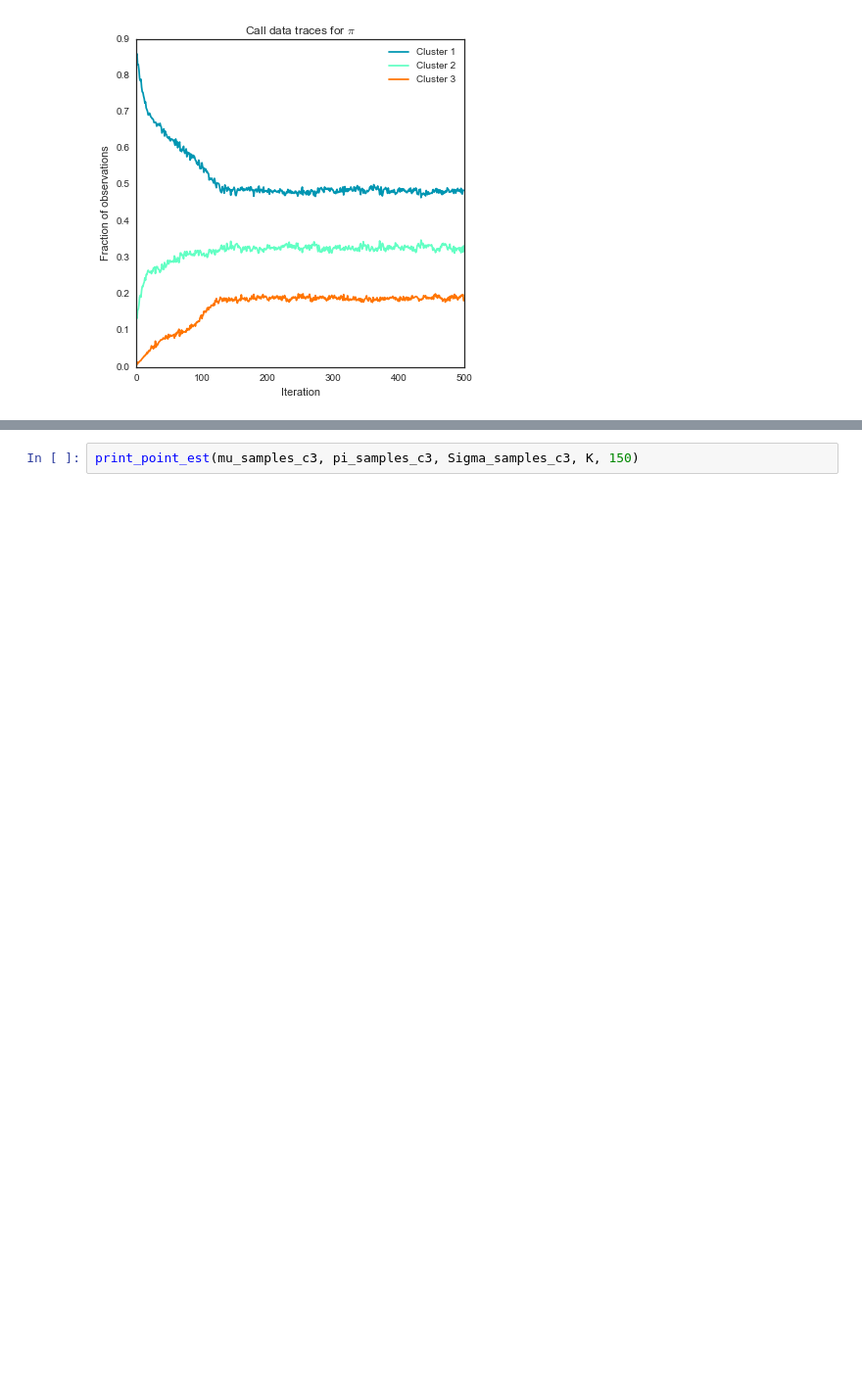
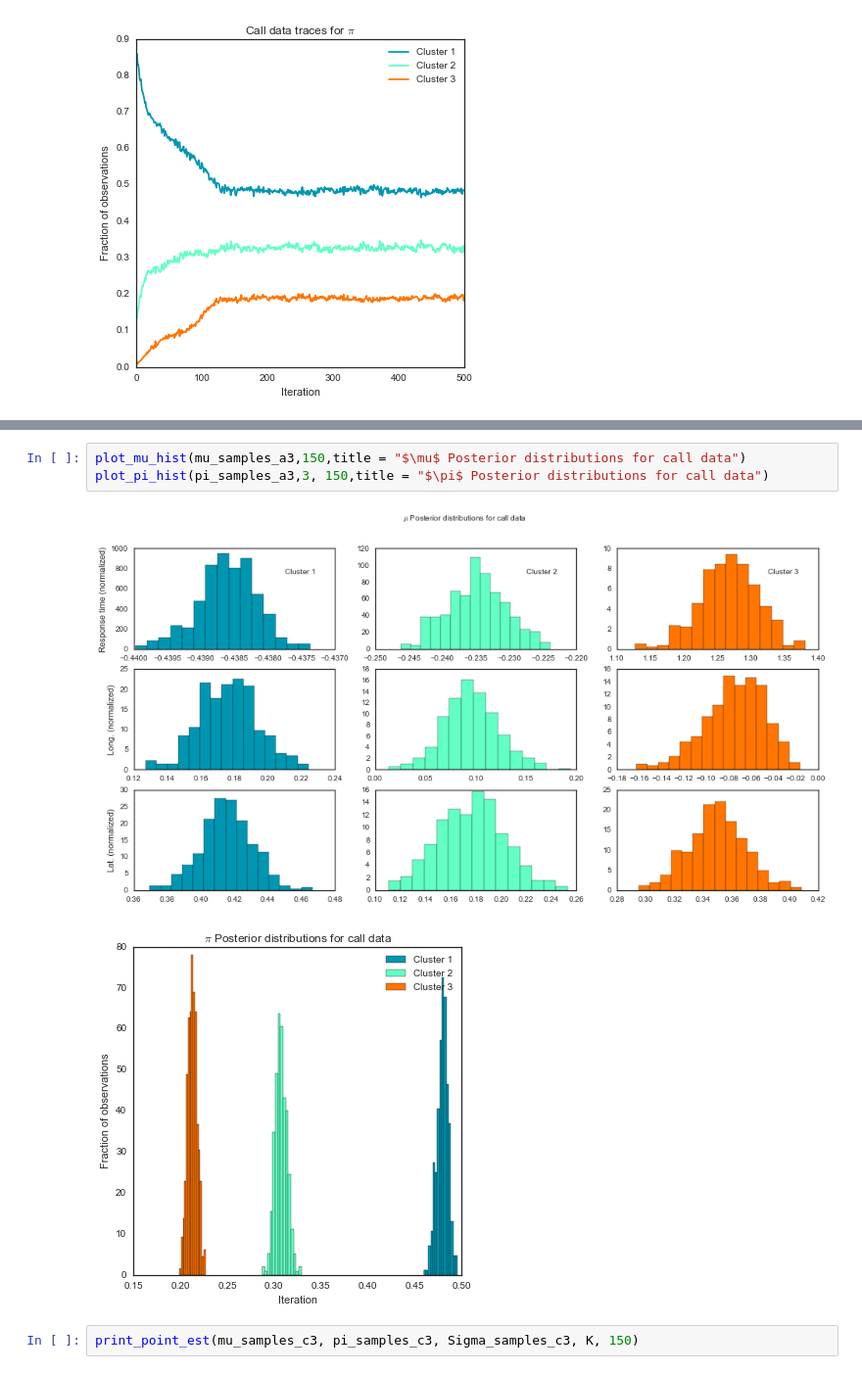
Before and after one commit to onefishy/Boston311, a Jupyter notebook: Code/gibbswithcomments.ipynb, the cells around one changed output, grey strips where cells are left out. Shown at 98% size. Saved outputs shown, nothing was run; the diff lists cells and outputs as text; blank space fills up the shorter version.

```diff
--- a/Code/gibbswithcomments.ipynb
+++ b/Code/gibbswithcomments.ipynb
@@ -581,3 +779,9 @@ plot_pi_trace(pi_samples_c3, K, "Call data traces for $\pi$")
+# %%
+plot_mu_hist(mu_samples_a3,150,title = "$\mu$ Posterior distributions for call data")
+plot_pi_hist(pi_samples_a3,3, 150,title = "$\pi$ Posterior distributions for call data")
+# %% [output]
+[figure, added]
+[figure, added]
 # %%
 print_point_est(mu_samples_c3, pi_samples_c3, Sigma_samples_c3, K, 150)
 # %% [output]
```
Also changed, not shown: parts of 50 cells of this notebook.
